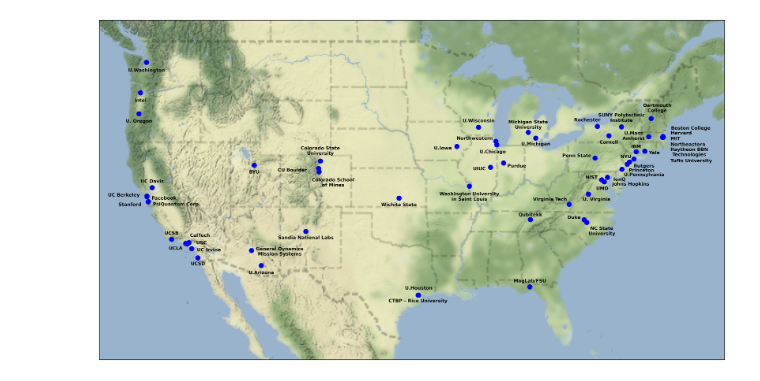
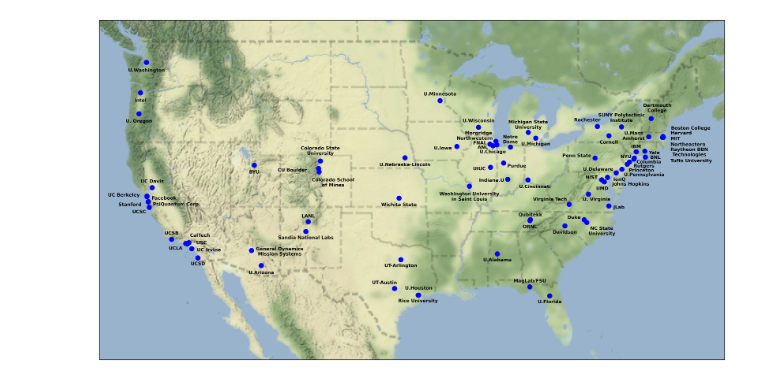
Before and after one commit to pelmer/maps, a Jupyter notebook: Map-Institutions.ipynb, the cells around one changed output. Drawn from its saved outputs; the diff is of its cells as text; code cells hidden in the pictures.

Commit message:
Use master-list.csv (with everything turned on) as the default, and include (commented) an alternate example example-collaboration.csv for a specific subset.

```diff
--- a/Map-Institutions.ipynb
+++ b/Map-Institutions.ipynb
@@ -62,7 +62,8 @@ def get_institutions_info(filename,names,lats,lons,labellats,labellons):
 
 
 names0,lats0,lons0,labellats0,labellons0 = [],[],[],[],[]
-get_institutions_info('institutions-list.csv',names0,lats0,lons0,labellats0,labellons0)
+get_institutions_info('master-list.csv',names0,lats0,lons0,labellats0,labellons0)
+#get_institutions_info('example-collaboration.csv',names0,lats0,lons0,labellats0,labellons0)
 #get_institutions_info('huh-list.csv',names0,lats0,lons0,labellats0,labellons0)
 
 
@@ -106,31 +107,31 @@ ax1.add_image(osm_img, int(scale)) # add OSM with zoom specification
 
 #######################################
 # Plot the institutions as points
 #######################################
 #
 # Plot the points - the size, marker type and point color can be set here
 points0 = ax1.plot(lons0, lats0, markersize=10,marker='o',linestyle='',color='#0000ff',transform=ccrs.PlateCarree())
 transform = ccrs.PlateCarree()._as_mpl_transform(ax1) # set transform for annotations
 
 # Uncomment if a legend is useful
 #ax1.legend(['LABEL1','LABEL2','LABEL3'])
 #ax1.text(-90.0,42.0,'FOO', {'color': 'k', 'fontsize': 8},
 #                 horizontalalignment='center', verticalalignment='bottom',
 #                 clip_on=False,transform=transform,bbox=dict(boxstyle="none",
 #                   ec='#121212', fc='#ffffff'))
 #ax1.text(-90.5,43.0,'FOO', {'color': '#000000', 'weight': 'bold', 'fontsize': 10},
 #                 horizontalalignment='center', verticalalignment='bottom',
 #                 clip_on=False, transform=transform)
 
 # Uncomment/comment the following to add/remove the labels
 i=0
 while i < len(names0):
    ax1.text(labellons0[i],labellats0[i],names0[i], {'color': '#000000', 'weight': 'bold', 'fontsize': 10},
                  horizontalalignment='center', verticalalignment='bottom',
                  clip_on=False, transform=transform)
    i+=1
 
 # Make the graphic
 plt.show()
 # %% [output]
-[figure, old version]
+[figure, new version]
```
